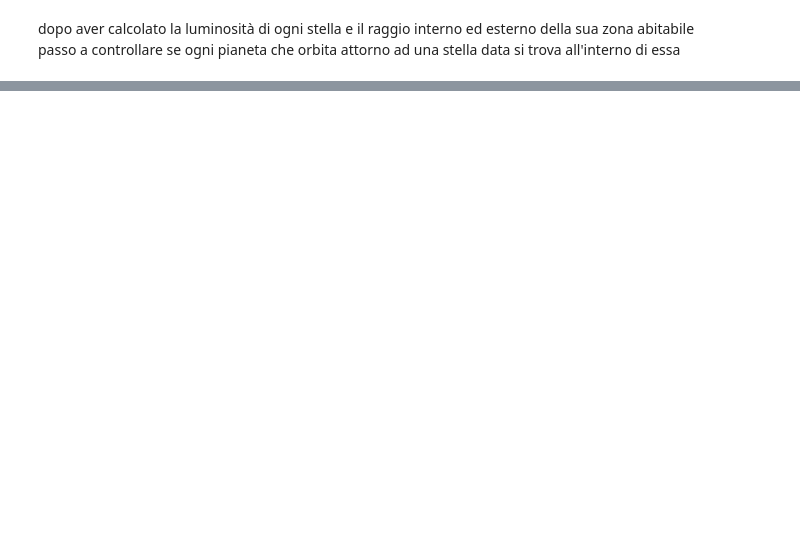
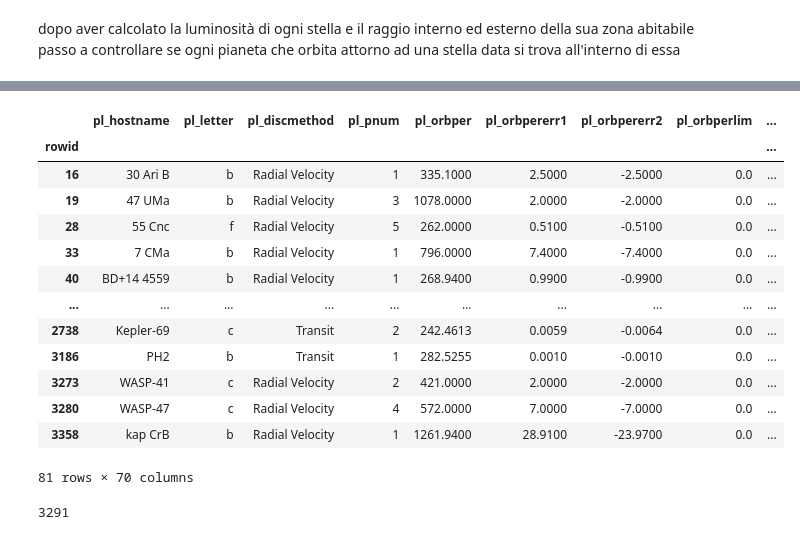
Before and after one commit to mattiaise/scientific-visualization, a Jupyter notebook: notebook.ipynb, the cells around one changed output, grey strips where cells are left out. Drawn from its saved outputs; the diff is of its cells as text; code cells hidden in the pictures; blank space fills up the shorter version.

```diff
--- a/notebook.ipynb
+++ b/notebook.ipynb
@@ -63,0 +87,21 @@ dopo aver calcolato la luminosità di ogni stella e il raggio interno ed esterno
+# %%
+h_planets
+# %% [output]
+|  | pl_hostname | pl_letter | pl_discmethod | pl_pnum | pl_orbper | pl_orbpererr1 | pl_orbpererr2 | pl_orbperlim | ... |
+| rowid |  |  |  |  |  |  |  |  | ... |
+| 16 | 30 Ari B | b | Radial Velocity | 1 | 335.1000 | 2.5000 | -2.5000 | 0.0 | ... |
+| 19 | 47 UMa | b | Radial Velocity | 3 | 1078.0000 | 2.0000 | -2.0000 | 0.0 | ... |
+| 28 | 55 Cnc | f | Radial Velocity | 5 | 262.0000 | 0.5100 | -0.5100 | 0.0 | ... |
+| 33 | 7 CMa | b | Radial Velocity | 1 | 796.0000 | 7.4000 | -7.4000 | 0.0 | ... |
+| 40 | BD+14 4559 | b | Radial Velocity | 1 | 268.9400 | 0.9900 | -0.9900 | 0.0 | ... |
+| ... | ... | ... | ... | ... | ... | ... | ... | ... | ... |
+| 2738 | Kepler-69 | c | Transit | 2 | 242.4613 | 0.0059 | -0.0064 | 0.0 | ... |
+| 3186 | PH2 | b | Transit | 1 | 282.5255 | 0.0010 | -0.0010 | 0.0 | ... |
+| 3273 | WASP-41 | c | Radial Velocity | 2 | 421.0000 | 2.0000 | -2.0000 | 0.0 | ... |
+| 3280 | WASP-47 | c | Radial Velocity | 4 | 572.0000 | 7.0000 | -7.0000 | 0.0 | ... |
+| 3358 | kap CrB | b | Radial Velocity | 1 | 1261.9400 | 28.9100 | -23.9700 | 0.0 | ... |
+81 rows × 70 columns
+# %%
+3372 - 81 # pianeti totali - pianeti abitabili
+# %% [output]
+3291
```
Also changed, not shown: parts of 4 cells of this notebook.
